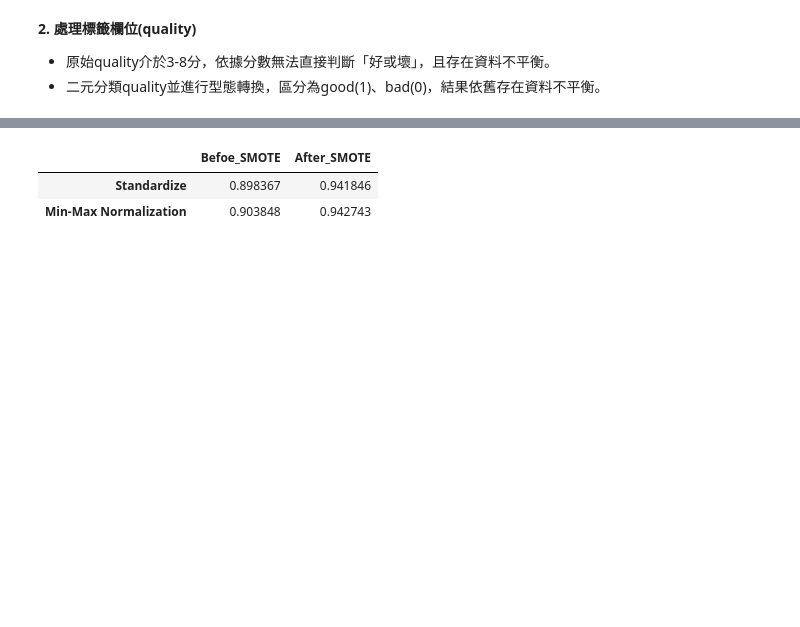
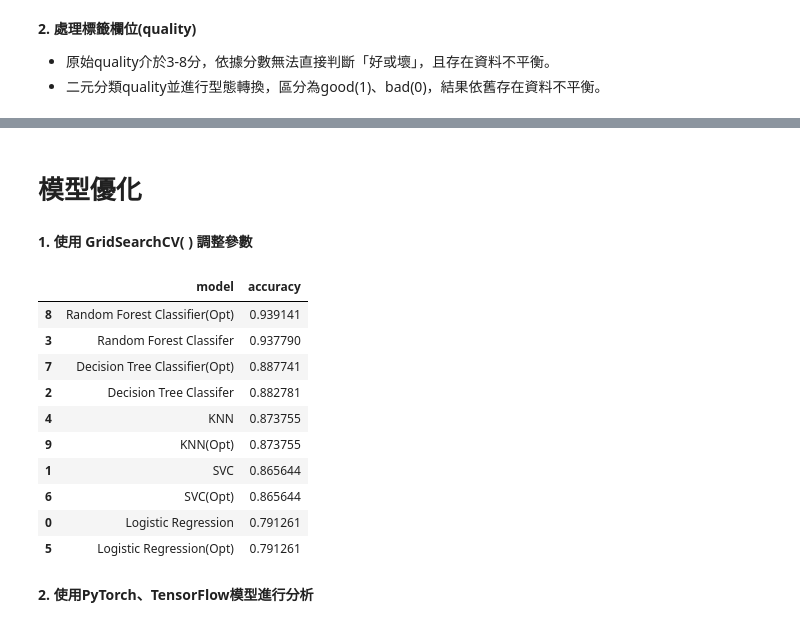
Before and after one commit to eva509/Prediction-of-quality-of-Wine, a Jupyter notebook: 專題實作｜紅酒品質預測.ipynb, the cells around one changed output, grey strips where cells are left out. Saved outputs shown, nothing was run; the diff lists cells and outputs as text; code cells hidden in the pictures; blank space fills up the shorter version.

```diff
--- a/專題實作｜紅酒品質預測.ipynb
+++ b/專題實作｜紅酒品質預測.ipynb
@@ -223,8 +165,0 @@ print(max_min_rfc_eval_after.mean())
-# %%
-# 比較正規化 Standardize、Min-Max Normalization 後，資料平衡前後的訓練結果
-com_normalization = pd.DataFrame({'Befoe_SMOTE':[stan_rfc_eval.mean(),max_min_rfc_eval.mean()],'After_SMOTE':[stan_rfc_eval_after.mean(),max_min_rfc_eval_after.mean()]},index=['Standardize','Min-Max Normalization'])
-com_normalization
-# %% [output]
-|  | Befoe_SMOTE | After_SMOTE |
-| Standardize | 0.898367 | 0.941846 |
-| Min-Max Normalization | 0.903848 | 0.942743 |
@@ -230,0 +179,56 @@ com_normalization
+# %% [markdown]
+# **模型優化**
+# %% [markdown]
+**1. 使用 GridSearchCV( ) 調整參數**
+# %%
+# 超參數調整
+from sklearn.model_selection import GridSearchCV
+model_params = {
+  'Logistic Regression(Opt)':{
+      'model':LogisticRegression(),
+      'params':{'C': [0.01, 0.1, 1, 10],'solver': ['liblinear','lbfgs']}
+              },
+  'SVC(Opt)':{
+      'model':SVC(),
+      'params':{'C':[0.1,1,10],'kernel':['rbf'],'gamma':[0.05, 0.1]}
+      },
+  'Decision Tree Classifier(Opt)':{
+      'model':DecisionTreeClassifier(),
+      'params':{'criterion': ['gini', 'entropy'],'max_depth': [4, 6, 8],
+            'min_samples_split': [2, 5, 10],'min_samples_leaf': [1, 2, 4]}
+          },
+  'Random Forest Classifier(Opt)':{
+      'model':RandomForestClassifier(),
+      'params':{'n_estimators': [10, 50],'max_depth': [4, 6, 8],'min_samples_split': [2, 5, 10],
+           'min_samples_leaf': [1, 2, 4],'max_features': ['auto', 'sqrt']}
+          },
+  'KNN(Opt)':{
+      'model':KNeighborsClassifier(),
+      'params':{'n_neighbors': [3, 5, 7, 9],'weights': ['uniform', 'distance']}
+      }
+  }
+
+scores_opt = []
+for model_name, mp in model_params.items():
+  clf = GridSearchCV(mp['model'],mp['params'],cv=5)
+  score = cross_val_score(mp['model'],X_train_resampled,y_train_resampled.values.ravel(),cv=5,scoring='accuracy').mean()
+  scores_opt.append({'model':model_name,'accuracy':score})
+# %%
+# 比較超參數調整前後結果
+combined = scores + scores_opt
+df = pd.DataFrame(combined)
+df.sort_values(by='accuracy',ascending=False)
+# %% [output]
+|  | model | accuracy |
+| 8 | Random Forest Classifier(Opt) | 0.939141 |
+| 3 | Random Forest Classifer | 0.937790 |
+| 7 | Decision Tree Classifier(Opt) | 0.887741 |
+| 2 | Decision Tree Classifer | 0.882781 |
+| 4 | KNN | 0.873755 |
+| 9 | KNN(Opt) | 0.873755 |
+| 1 | SVC | 0.865644 |
+| 6 | SVC(Opt) | 0.865644 |
+| 0 | Logistic Regression | 0.791261 |
+| 5 | Logistic Regression(Opt) | 0.791261 |
+# %% [markdown]
+**2. 使用PyTorch、TensorFlow模型進行分析**
```
Also changed, not shown: parts of 18 cells of this notebook.
